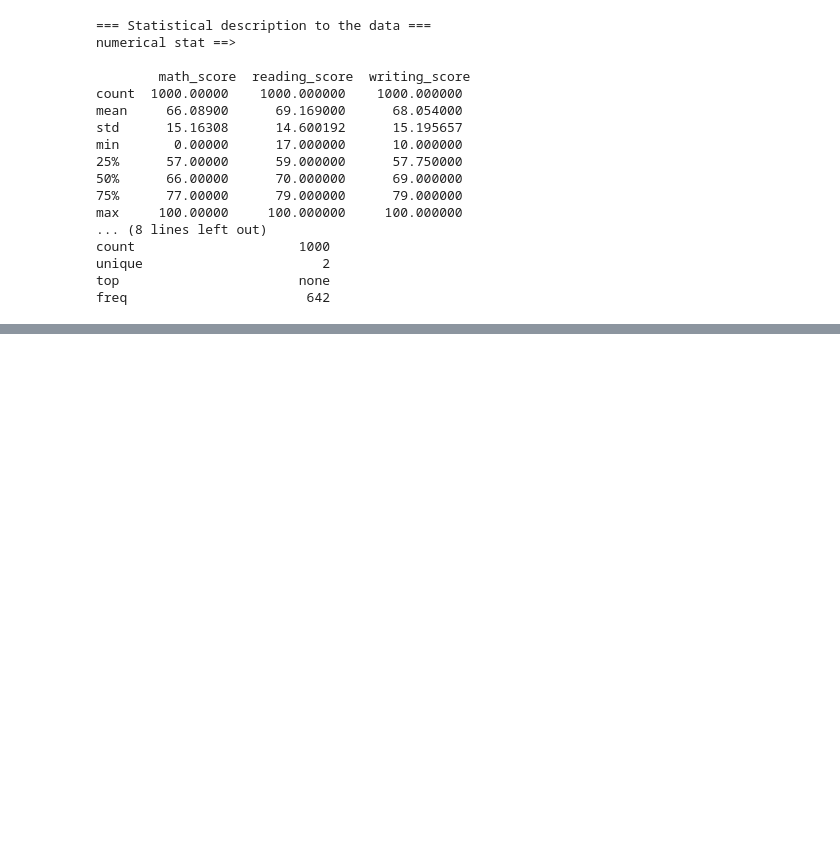
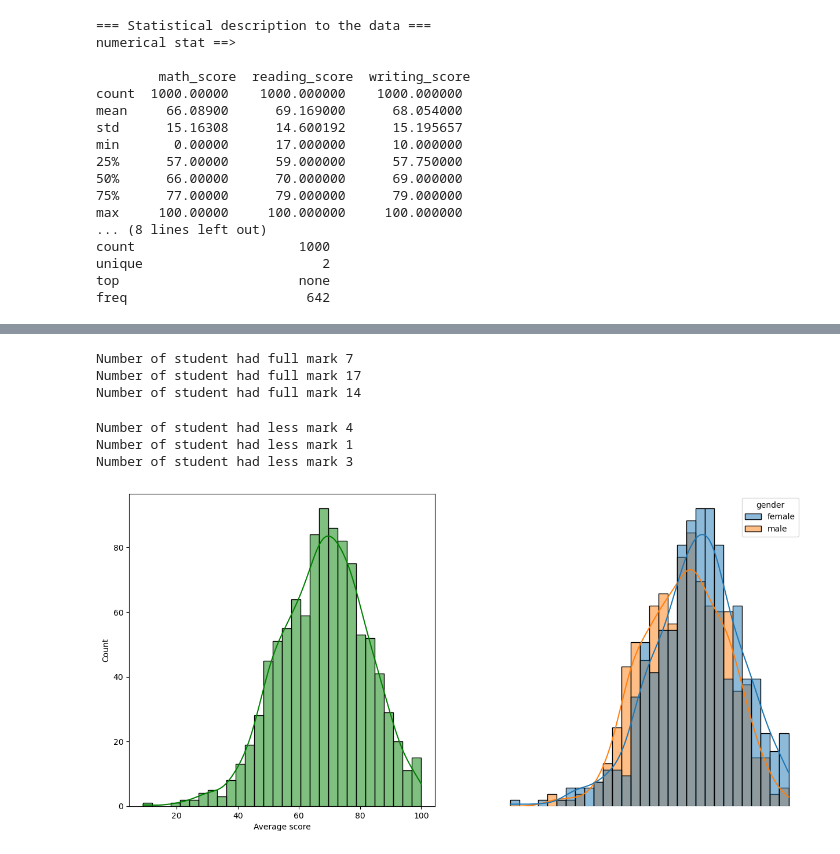
Before and after one commit to AMeskar/ML_Project, a Jupyter notebook: Notebook/EDA.ipynb, the cells around one changed output, grey strips where cells are left out. Cells and saved outputs as stored; diff of their text form; code cells hidden in the pictures; blank space fills up the shorter version.

```diff
--- a/Notebook/EDA.ipynb
+++ b/Notebook/EDA.ipynb
@@ -95,0 +151,4 @@ freq                       642
+# %%
+df['Total score'] = df['math_score'] + df['reading_score'] + df['writing_score']
+
+df['Average score'] = df['Total score'] / 3
@@ -95,0 +164,37 @@ freq                       642
+# %%
+M= df[df['math_score'] == 100]['math_score'].count()
+R= df[df['reading_score'] == 100]['reading_score'].count()
+W= df[df['writing_score'] == 100]['writing_score'].count()
+
+print(f'Number of student had full mark {M}')
+print(f'Number of student had full mark {R}')
+print(f'Number of student had full mark {W}')
+# %% [output]
+Number of student had full mark 7
+Number of student had full mark 17
+Number of student had full mark 14
+# %%
+M= df[df['math_score'] <= 20]['math_score'].count()
+R= df[df['reading_score'] <= 20]['reading_score'].count()
+W= df[df['writing_score'] <= 20]['writing_score'].count()
+
+print(f'Number of student had less mark {M}')
+print(f'Number of student had less mark {R}')
+print(f'Number of student had less mark {W}')
+# %% [output]
+Number of student had less mark 4
+Number of student had less mark 1
+Number of student had less mark 3
+# %%
+fig, axs = plt.subplots(1, 2, figsize=(15, 7))
+
+plt.subplot(121)
+
+sns.histplot(data= df, x='Average score', bins= 30, kde= True, color='g')
+
+plt.subplot(122)
+
+sns.histplot(data= df, x='Average score', bins= 30, kde= True, hue= 'gender')
+plt.axis('off');
+# %% [output]
+[figure, added]
```
Also changed, not shown: parts of 7 cells of this notebook.
